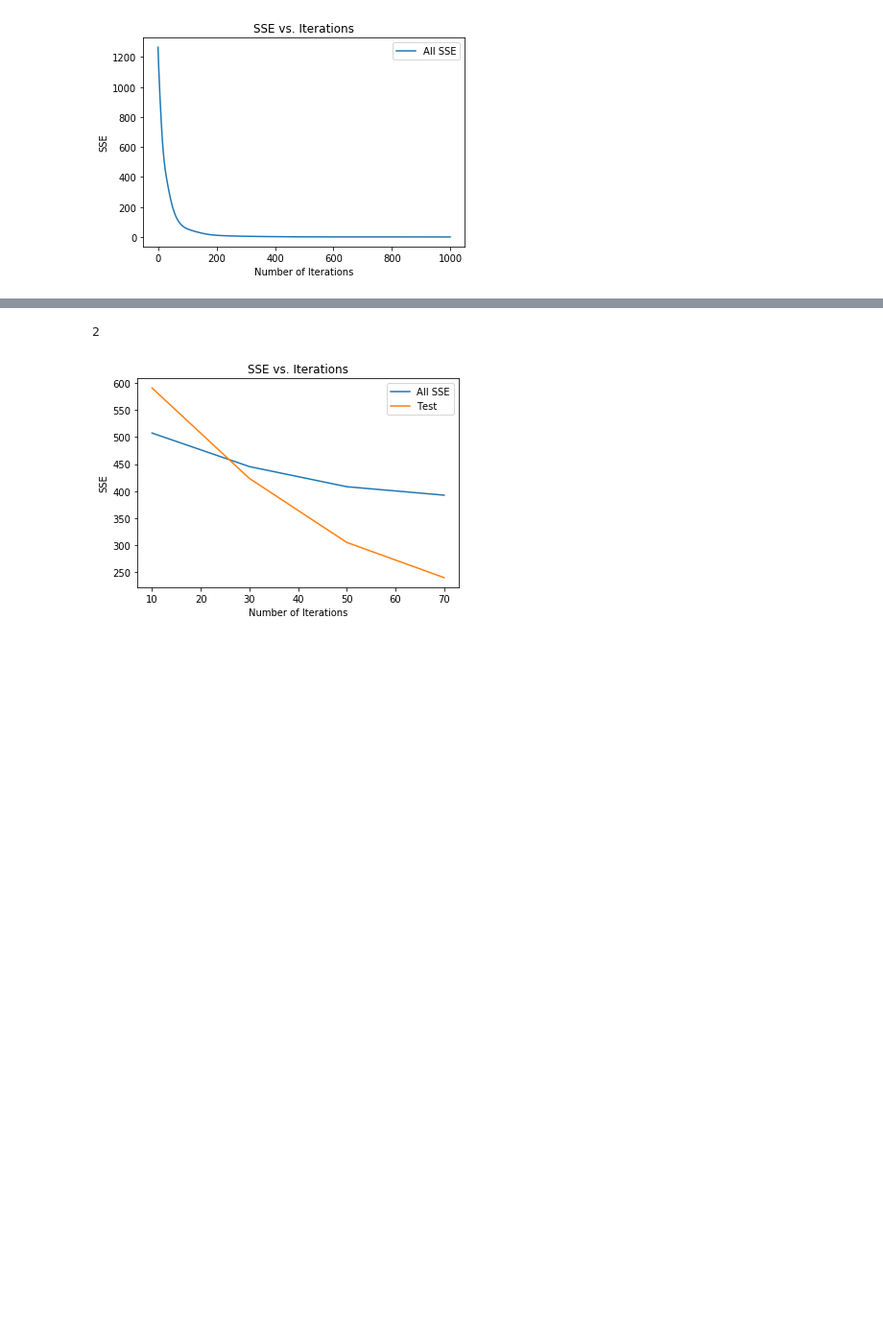
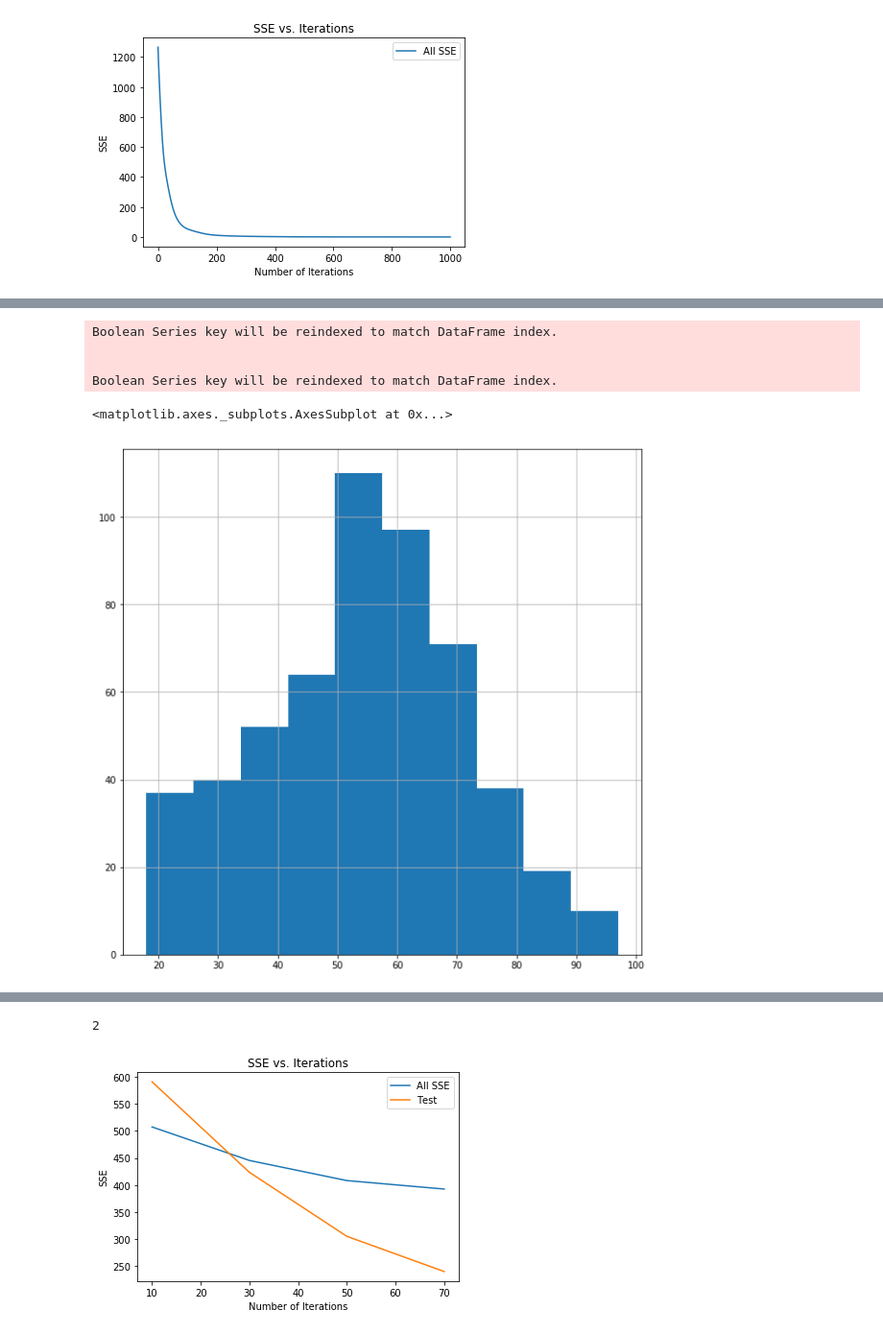
Before and after one commit to madkehl/Capstone, a Jupyter notebook: Starbucks Capstone .ipynb, the cells around one changed output, grey strips where cells are left out. Shown at 96% size. Saved outputs shown, nothing was run; the diff lists cells and outputs as text; code cells hidden in the pictures; blank space fills up the shorter version.

```diff
--- a/Starbucks Capstone .ipynb
+++ b/Starbucks Capstone .ipynb
@@ -983,0 +957,8 @@ df_gb.columns
+# %%
+preds = np.dot(u, vt)
+preds = np.where(preds > 0.5, 1, 0)
+A = pd.DataFrame(preds)
+
+A_ints = A.apply(np.rint)
+
+A_ints.columns = user_item.columns
@@ -983,0 +982,11 @@ df_gb.columns
+# %%
+n = .0
+rec_1 = A_ints[A_ints.index.isin(user_item[user_item[n].isna()].index)][A_ints[n] == 1].index
+df_gb[df_gb.index.isin(rec_1)][df_gb['offer_id'] == (n)]['age'].hist(figsize = (10,10))
+# %% [output]
+Boolean Series key will be reindexed to match DataFrame index.
+
+
+Boolean Series key will be reindexed to match DataFrame index.
+<matplotlib.axes._subplots.AxesSubplot at 0x...>
+[figure, added]
```
Also changed, not shown: parts of 21 cells of this notebook, 1 other file.
